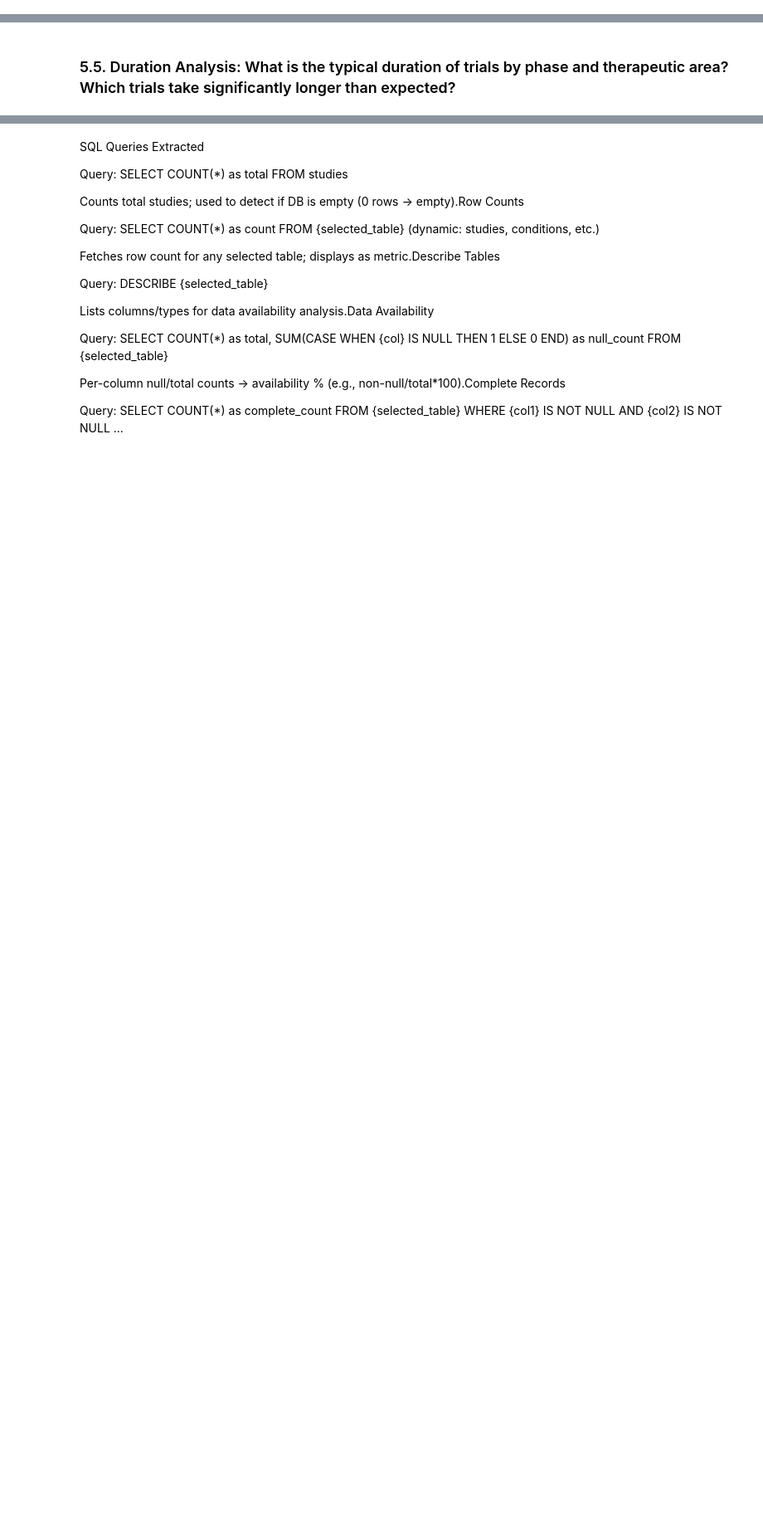
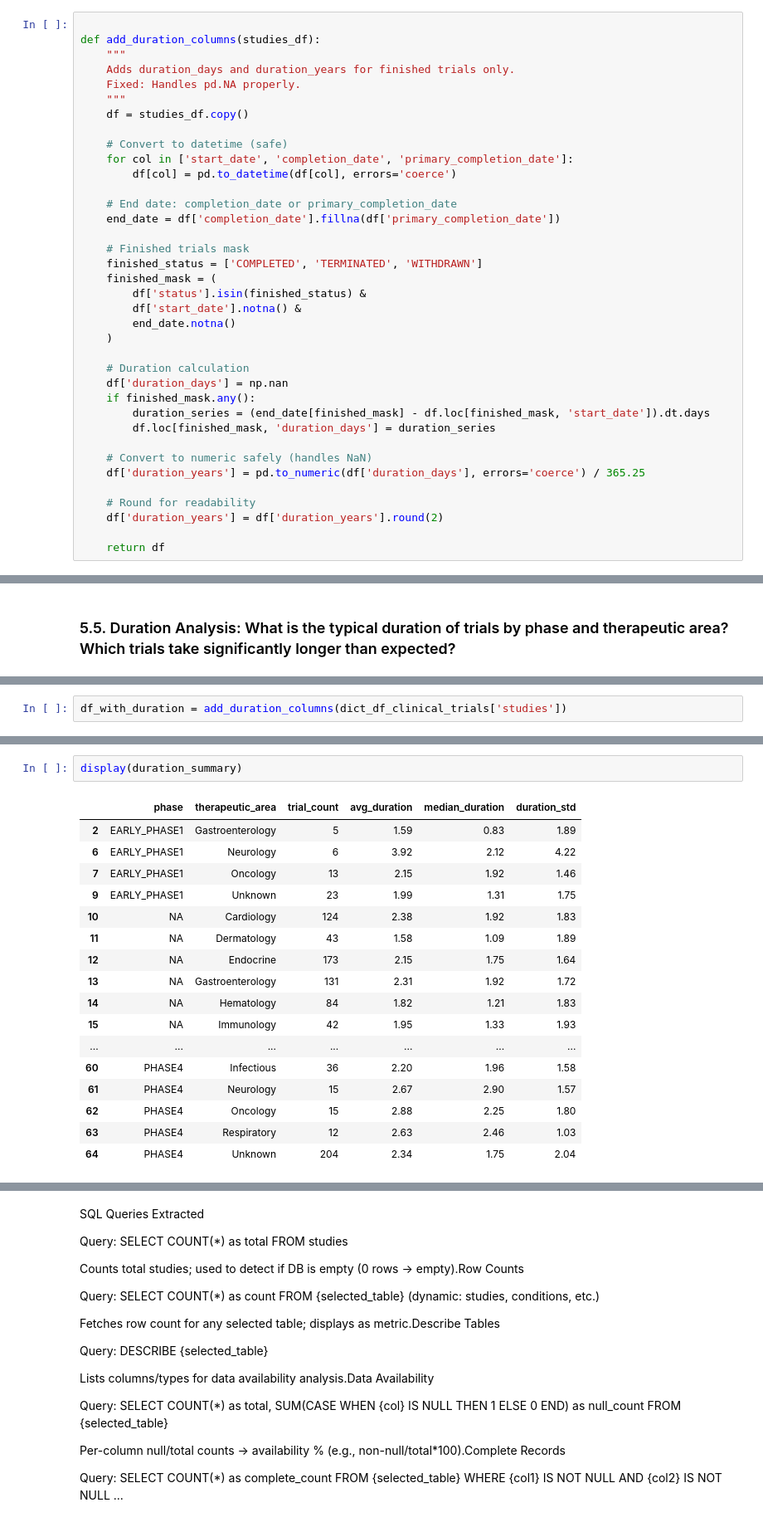
Before and after one commit to MarcHumet/Clinical-Trial-Analytics-Dashboard, a Jupyter notebook: CLINICAL_TRIAL_ANALYTICAL_EDA.ipynb, the cells around one changed output, grey strips where cells are left out. Shown at 83% size. Saved outputs shown, nothing was run; the diff lists cells and outputs as text; blank space fills up the shorter version.

```diff
--- a/CLINICAL_TRIAL_ANALYTICAL_EDA.ipynb
+++ b/CLINICAL_TRIAL_ANALYTICAL_EDA.ipynb
@@ -306,3 +307,40 @@ def plot_category_boxplot(df, cat_col, num_col, title=None):
+# %%
+
+def add_duration_columns(studies_df):
+    """
+    Adds duration_days and duration_years for finished trials only.
+    Fixed: Handles pd.NA properly.
+    """
+    df = studies_df.copy()
+
+    # Convert to datetime (safe)
+    for col in ['start_date', 'completion_date', 'primary_completion_date']:
+        df[col] = pd.to_datetime(df[col], errors='coerce')
+
+    # End date: completion_date or primary_completion_date
+    end_date = df['completion_date'].fillna(df['primary_completion_date'])
+
+    # Finished trials mask
+    finished_status = ['COMPLETED', 'TERMINATED', 'WITHDRAWN']
+    finished_mask = (
+        df['status'].isin(finished_status) &
+        df['start_date'].notna() &
+        end_date.notna()
+    )
+
+    # Duration calculation
+    df['duration_days'] = np.nan
+    if finished_mask.any():
+        duration_series = (end_date[finished_mask] - df.loc[finished_mask, 'start_date']).dt.days
+        df.loc[finished_mask, 'duration_days'] = duration_series
+
+    # Convert to numeric safely (handles NaN)
+    df['duration_years'] = pd.to_numeric(df['duration_days'], errors='coerce') / 365.25
+
+    # Round for readability
+    df['duration_years'] = df['duration_years'].round(2)
+
+    return df
 # %%
 therapeutic_areas_keywords = {
     "Oncology": ["cancer", "tumor", "carcinoma", "leukemia", "melanoma", "breast cancer", "AML", "glioblastoma", "glioma"],
@@ -1497,0 +1470,2 @@ Longest outliers:
+# %%
+df_with_duration = add_duration_columns(dict_df_clinical_trials['studies'])
@@ -1497,0 +1538,20 @@ Longest outliers:
+# %%
+display(duration_summary)
+# %% [output]
+|  | phase | therapeutic_area | trial_count | avg_duration | median_duration | duration_std |
+| 2 | EARLY_PHASE1 | Gastroenterology | 5 | 1.59 | 0.83 | 1.89 |
+| 6 | EARLY_PHASE1 | Neurology | 6 | 3.92 | 2.12 | 4.22 |
+| 7 | EARLY_PHASE1 | Oncology | 13 | 2.15 | 1.92 | 1.46 |
+| 9 | EARLY_PHASE1 | Unknown | 23 | 1.99 | 1.31 | 1.75 |
+| 10 | NA | Cardiology | 124 | 2.38 | 1.92 | 1.83 |
+| 11 | NA | Dermatology | 43 | 1.58 | 1.09 | 1.89 |
+| 12 | NA | Endocrine | 173 | 2.15 | 1.75 | 1.64 |
+| 13 | NA | Gastroenterology | 131 | 2.31 | 1.92 | 1.72 |
+| 14 | NA | Hematology | 84 | 1.82 | 1.21 | 1.83 |
+| 15 | NA | Immunology | 42 | 1.95 | 1.33 | 1.93 |
+| ... | ... | ... | ... | ... | ... | ... |
+| 60 | PHASE4 | Infectious | 36 | 2.20 | 1.96 | 1.58 |
+| 61 | PHASE4 | Neurology | 15 | 2.67 | 2.90 | 1.57 |
+| 62 | PHASE4 | Oncology | 15 | 2.88 | 2.25 | 1.80 |
+| 63 | PHASE4 | Respiratory | 12 | 2.63 | 2.46 | 1.03 |
+| 64 | PHASE4 | Unknown | 204 | 2.34 | 1.75 | 2.04 |
```
Also changed, not shown: parts of 10 cells of this notebook, 9 other files.
